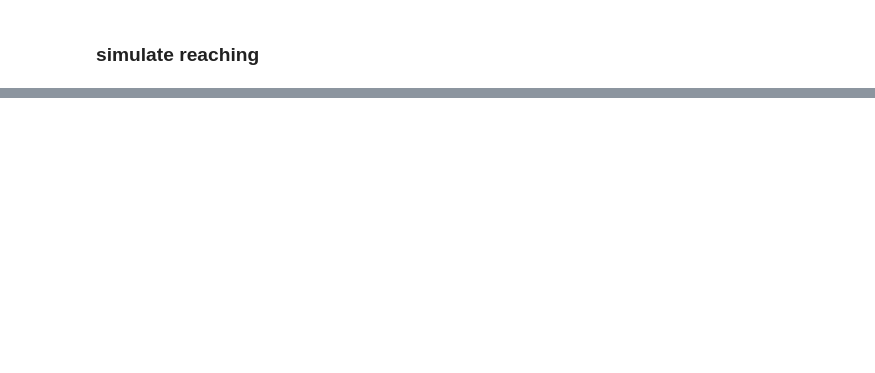
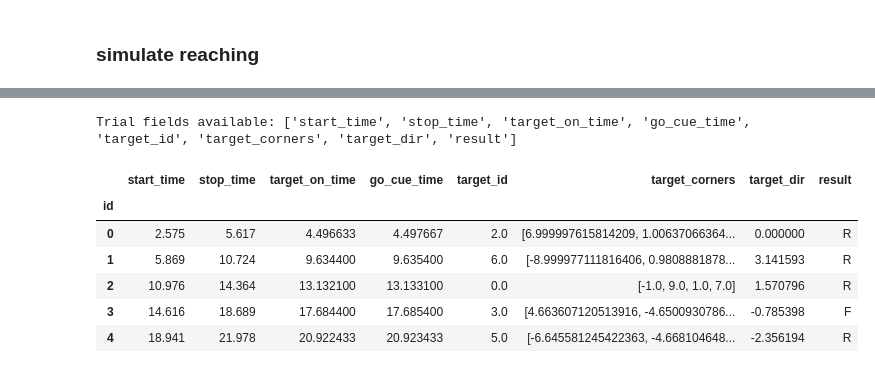
Before and after one commit to nishi-patel-15/motor_rnn_target_performance, a Jupyter notebook: Motor_RNNs_TargetPerformance.ipynb, the cells around one changed output, grey strips where cells are left out. Saved outputs shown, nothing was run; the diff lists cells and outputs as text; code cells hidden in the pictures; blank space fills up the shorter version.

```diff
--- a/Motor_RNNs_TargetPerformance.ipynb
+++ b/Motor_RNNs_TargetPerformance.ipynb
@@ -1906,0 +2077,22 @@ Can you think of other tasks to test?
+# %%
+from dandi.dandiapi import DandiAPIClient
+from pynwb import NWBHDF5IO
+import os
+
+# Choose a download directory
+download_dir = './dandi_data'
+os.makedirs(download_dir, exist_ok=True)
+
+# DANDI item ID
+dandiset_id = '000688'
+filename_filter = 'sub-C_ses-CO-20150313_behavior+ecephys.nwb'
+
+# Download the file
+with DandiAPIClient() as client:
+    assets = list(client.get_dandiset(dandiset_id, "draft").get_assets())
+    for asset in assets:
+        if filename_filter in asset.path:
+          filename = os.path.basename(asset.path)
+          filepath = os.path.join(download_dir, filename)
+          asset.download(filepath)
+          print(f"Downloaded to: {filepath}")
@@ -1906,0 +2149,12 @@ Can you think of other tasks to test?
+# %%
+print("Trial fields available:", list(nwbfile.trials.colnames))
+nwbfile.trials.to_dataframe().head()
+# %% [output]
+Trial fields available: ['start_time', 'stop_time', 'target_on_time', 'go_cue_time', 'target_id', 'target_corners', 'target_dir', 'result']
+|  | start_time | stop_time | target_on_time | go_cue_time | target_id | target_corners | target_dir | result |
+| id |  |  |  |  |  |  |  |  |
+| 0 | 2.575 | 5.617 | 4.496633 | 4.497667 | 2.0 | [6.999997615814209, 1.00637066364... | 0.000000 | R |
+| 1 | 5.869 | 10.724 | 9.634400 | 9.635400 | 6.0 | [-8.999977111816406, 0.9808881878... | 3.141593 | R |
+| 2 | 10.976 | 14.364 | 13.132100 | 13.133100 | 0.0 | [-1.0, 9.0, 1.0, 7.0] | 1.570796 | R |
+| 3 | 14.616 | 18.689 | 17.684400 | 17.685400 | 3.0 | [4.663607120513916, -4.6500930786... | -0.785398 | F |
+| 4 | 18.941 | 21.978 | 20.922433 | 20.923433 | 5.0 | [-6.645581245422363, -4.668104648... | -2.356194 | R |
```
Also changed, not shown: parts of 23 cells of this notebook.
